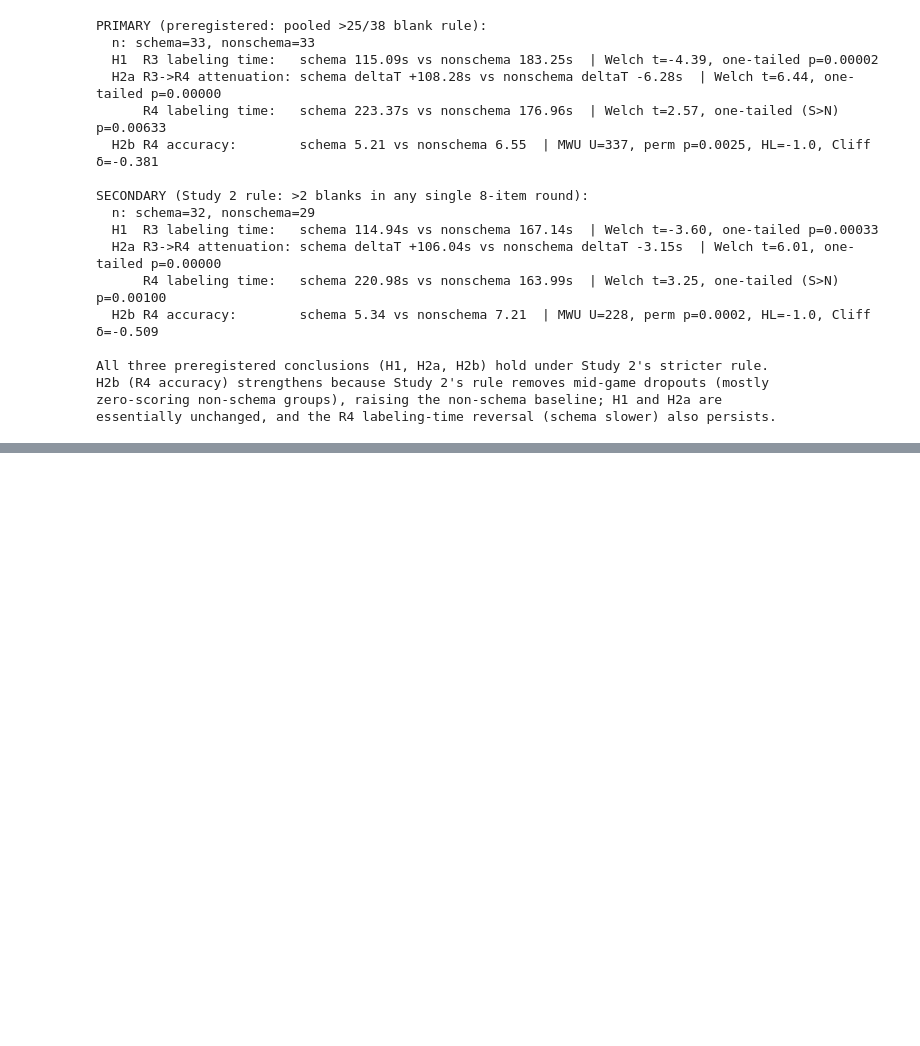
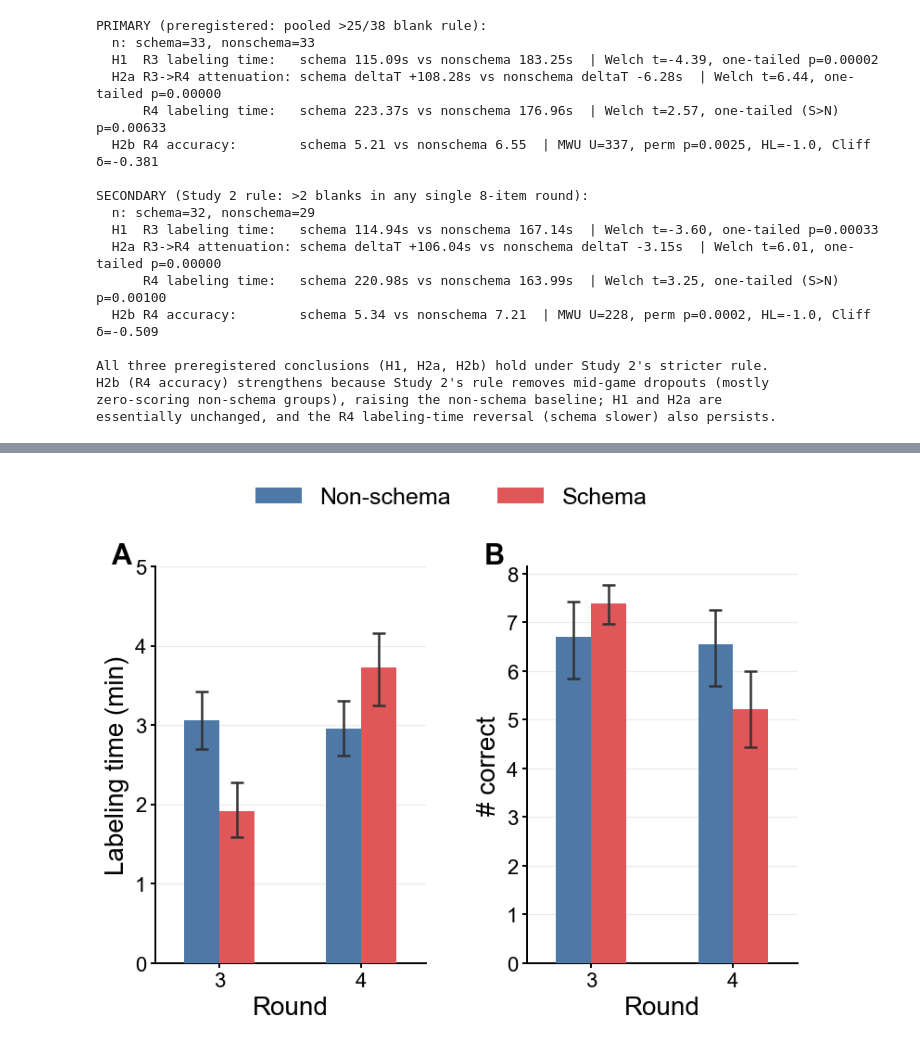
Before and after one commit to JamesPHoughton/organizational-schema-formation, a Jupyter notebook: analysis/study_1_analysis.ipynb, the cells around one changed output, grey strips where cells are left out. Saved outputs shown, nothing was run; the diff lists cells and outputs as text; code cells hidden in the pictures; blank space fills up the shorter version.

```diff
--- a/analysis/study_1_analysis.ipynb
+++ b/analysis/study_1_analysis.ipynb
@@ -2298,0 +2469,94 @@ essentially unchanged, and the R4 labeling-time reversal (schema slower) also pe
+# %%
+# [fig-r34-bar-slide]
+# Grouped bar-chart version of the two test rounds (R3, R4) for slides: rounds grouped on the
+# x-axis, bars colored by condition (Non-schema blue / Schema red), 95% bootstrap-CI error bars,
+# no background shading. Bars start at 0. The two bars within a round sit flush together and the
+# round groups are pushed apart (group_sep) so it reads as "these go together, that's a new round."
+# Self-contained apart from the group-level `data` frame built above.
+# Saved to figures/figure1_r34_bar.{pdf,png}; does not overwrite the paper figure (figure1).
+import os
+from matplotlib.patches import Patch
+
+def _boot_ci(x, n_boot=10000, seed=42):
+    """95% percentile bootstrap CI of the mean (same method as the paper figure)."""
+    x = np.asarray(x, float); x = x[~np.isnan(x)]
+    rng = np.random.default_rng(seed)
+    bm = rng.choice(x, size=(n_boot, len(x)), replace=True).mean(axis=1)
+    lo, hi = np.percentile(bm, [2.5, 97.5]); return x.mean(), lo, hi
+
+rounds_to_show = ['3', '4']                                   # test rounds only
+time_cols = ['time_labeling_' + r for r in rounds_to_show]
+acc_cols  = ['accuracy_' + r for r in rounds_to_show]
+round_lbl = lambda c: c.replace('time_labeling_', '').replace('accuracy_', '').upper()
+colors = {'nonschema': '#4E79A7', 'schema': '#E15759'}   # Tableau blue / red
+labels = {'nonschema': 'Non-schema', 'schema': 'Schema'}
+
+# Larger sizes throughout so the figure stays legible when projected.
+slide_style = {
+    'font.family': 'sans-serif',
+    'font.sans-serif': ['Arial', 'Helvetica', 'DejaVu Sans'],
+    'font.size': 16,
+    'axes.labelsize': 20,
+    'axes.titlesize': 22,
+    'xtick.labelsize': 16,
+    'ytick.labelsize': 16,
+    'legend.fontsize': 18,
+    'axes.linewidth': 1.4,
+    'xtick.major.width': 1.4,
+    'ytick.major.width': 1.4,
+    'lines.linewidth': 3.0,
+    'lines.markersize': 11,
+    'patch.linewidth': 0.6,
+}
+
+bar_w = 0.42                                   # the two condition bars in a round sit flush
+group_sep = 1.7                                # spacing between round groups (>1 = extra gap)
+offsets = {'nonschema': -bar_w / 2, 'schema': bar_w / 2}
+
+with plt.rc_context(slide_style):
+    fig, axes = plt.subplots(1, 2, figsize=(8, 6))
+    panels = [
+        (axes[0], time_cols, 'Labeling time (min)', True),
+        (axes[1], acc_cols,  '# correct',           False),
+    ]
+    gx = np.arange(len(rounds_to_show)) * group_sep   # group centers (one per round)
+    for ax, cols, ylabel, is_time in panels:
+        for condition in ['nonschema', 'schema']:
+            cond = data[data['treatment'] == condition]
+            ci = [_boot_ci(cond[c].values) for c in cols]
+            means = np.array([m for (m, lo, hi) in ci])
+            yerr  = np.array([[m - lo for (m, lo, hi) in ci],
+                              [hi - m for (m, lo, hi) in ci]])
+            ax.bar(gx + offsets[condition], means, width=bar_w,
+                   color=colors[condition], label=labels[condition], zorder=3,
+                   yerr=yerr, capsize=5,
+                   error_kw=dict(ecolor='#333333', elinewidth=1.8, capthick=1.8, zorder=4))
+        ax.set_xticks(gx)
+        ax.set_xticklabels([round_lbl(c) for c in cols])
+        ax.set_xlim(-bar_w - 0.35, gx[-1] + bar_w + 0.35)
+        ax.set_xlabel('Round')
+        ax.set_ylabel(ylabel)
+        ax.grid(axis='y', alpha=0.25, linewidth=0.8, linestyle='-')
+        ax.spines['top'].set_visible(False)
+        ax.spines['right'].set_visible(False)
+        if is_time:
+            ax.set_yticks(range(0, 310, 60))
+            ax.set_yticklabels(range(0, 6, 1))
+
+    # Single figure-level legend at top center (clear of the bars)
+    handles = [Patch(facecolor=colors[c], label=labels[c]) for c in ['nonschema', 'schema']]
+    fig.legend(handles=handles, loc='upper center', ncol=2, frameon=False,
+               bbox_to_anchor=(0.5, 1.04))
+
+    # Panel labels (A/B), scaled up for slides
+    for ax, lbl in zip(axes, ['A', 'B']):
+        ax.text(-0.16, 1.06, lbl, transform=ax.transAxes,
+                fontsize=22, fontweight='bold', va='top')
+
+    plt.tight_layout(pad=1.2, w_pad=2.5, rect=(0, 0, 1, 0.95))
+    os.makedirs('figures', exist_ok=True)
+    plt.savefig('figures/figure1_r34_bar.pdf', bbox_inches='tight')
+    plt.savefig('figures/figure1_r34_bar.png', dpi=200, bbox_inches='tight')
+    print("Saved figures/figure1_r34_bar.pdf and figures/figure1_r34_bar.png")
+    plt.show()
+# %% [output]
@@ -2298,0 +2564 @@ essentially unchanged, and the R4 labeling-time reversal (schema slower) also pe
+[figure, added]
```
Also changed, not shown: parts of 15 cells of this notebook, 24 other files.
